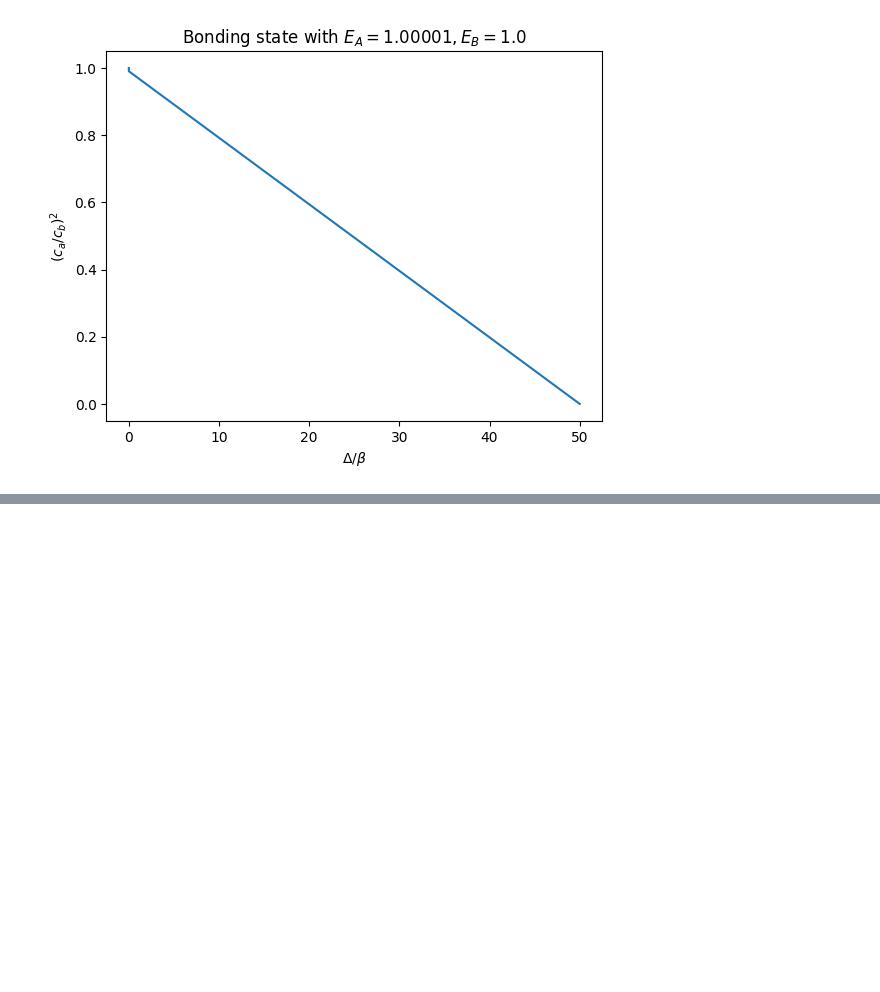
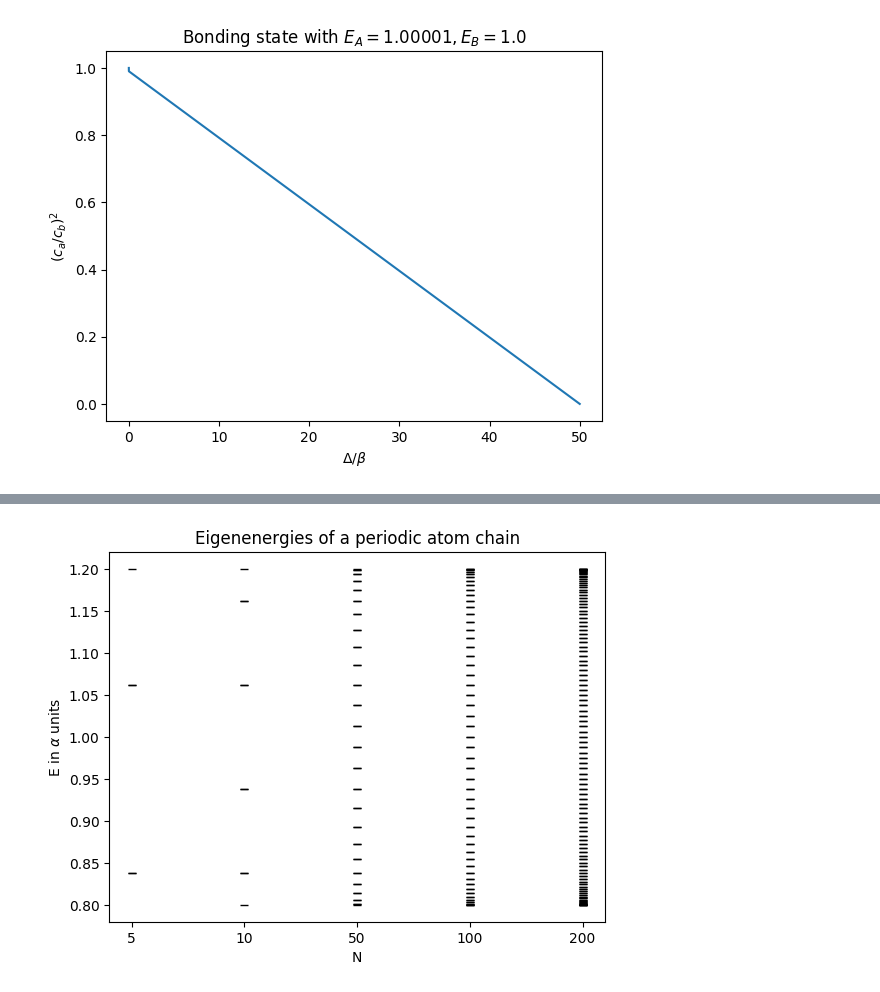
Before and after one commit to UriAceves/QuantumTheoryofMaterialsHW, a Jupyter notebook: HW02/ratios.ipynb, the cells around one changed output, grey strips where cells are left out. Drawn from its saved outputs; the diff is of its cells as text; code cells hidden in the pictures; blank space fills up the shorter version.

```diff
--- a/HW02/ratios.ipynb
+++ b/HW02/ratios.ipynb
@@ -194,0 +245,58 @@ show()
+# %%
+N = [5,10,50,100,200]
+
+α = 1.
+β = 0.1*α
+
+diag = ones(N[1])
+off_diag = β.*ones(N[1]-1)
+
+H = Array(Tridiagonal(off_diag,diag,off_diag))
+H[1,size(H)[1]] = β
+H[size(H)[1],1] = β
+spectrum = eigvals(H)
+plot(ones(N[1]),spectrum, "k_")
+
+diag = ones(N[2])
+off_diag = β.*ones(N[2]-1)
+
+H = Array(Tridiagonal(off_diag,diag,off_diag))
+H[1,size(H)[1]] = β
+H[size(H)[1],1] = β
+spectrum = eigvals(H)
+plot(2.*ones(N[2]),spectrum, "k_")
+
+diag = ones(N[3])
+off_diag = β.*ones(N[3]-1)
+
+H = Array(Tridiagonal(off_diag,diag,off_diag))
+H[1,size(H)[1]] = β
+H[size(H)[1],1] = β
+spectrum = eigvals(H)
+plot(3.*ones(N[3]),spectrum, "k_")
+
+diag = ones(N[4])
+off_diag = β.*ones(N[4]-1)
+
+H = Array(Tridiagonal(off_diag,diag,off_diag))
+H[1,size(H)[1]] = β
+H[size(H)[1],1] = β
+spectrum = eigvals(H)
+plot(4.*ones(N[4]),spectrum, "k_")
+
+diag = ones(N[5])
+off_diag = β.*ones(N[5]-1)
+
+H = Array(Tridiagonal(off_diag,diag,off_diag))
+H[1,size(H)[1]] = β
+H[size(H)[1],1] = β
+spectrum = eigvals(H)
+plot(5.*ones(N[5]),spectrum, "k_")
+xticks([1,2,3,4,5],N)
+xlabel("N")
+ylabel(L"E in $\alpha$ units")
+title("Eigenenergies of a periodic atom chain")
+savefig("periodic_chain.png")
+show()
+# %% [output]
+[figure, added]
```
Also changed, not shown: parts of 7 cells of this notebook, 8 other files.
